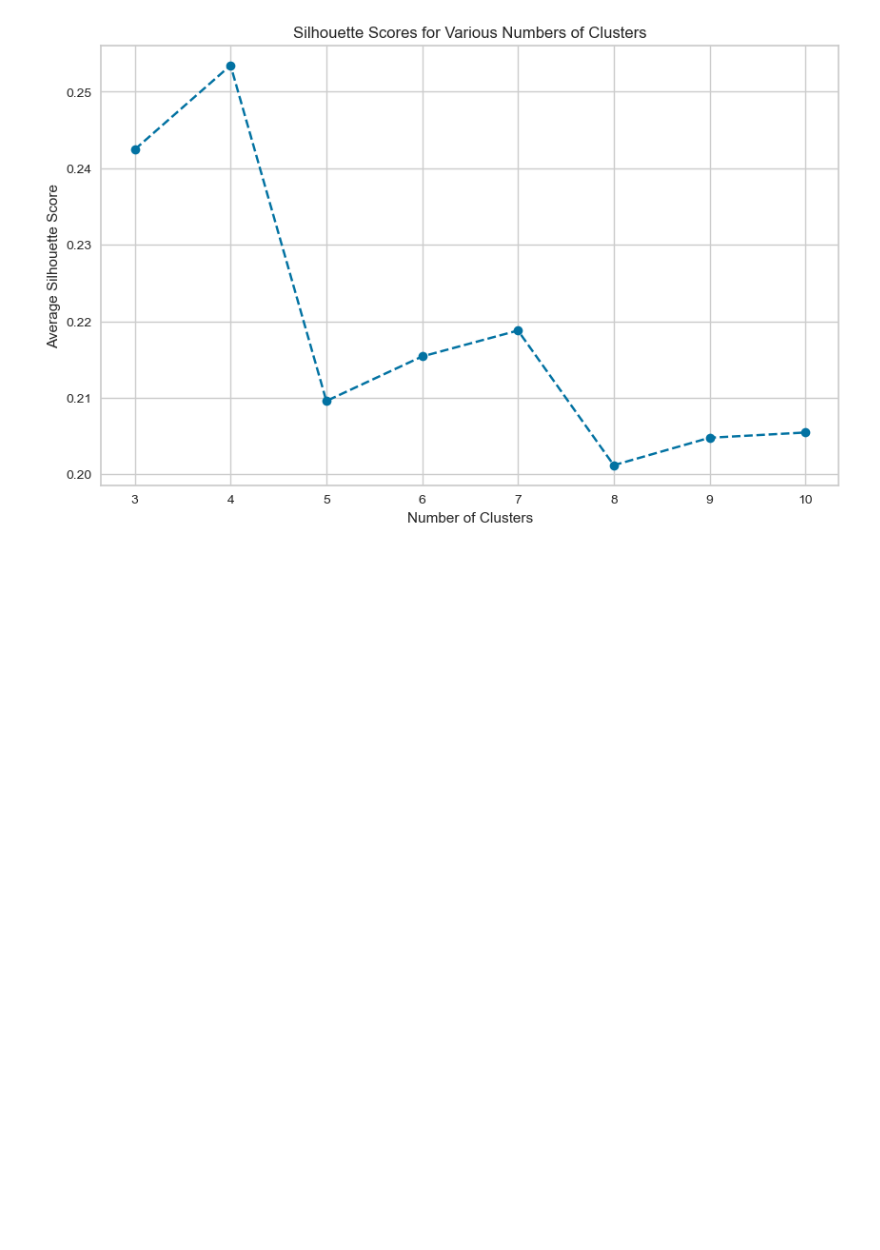
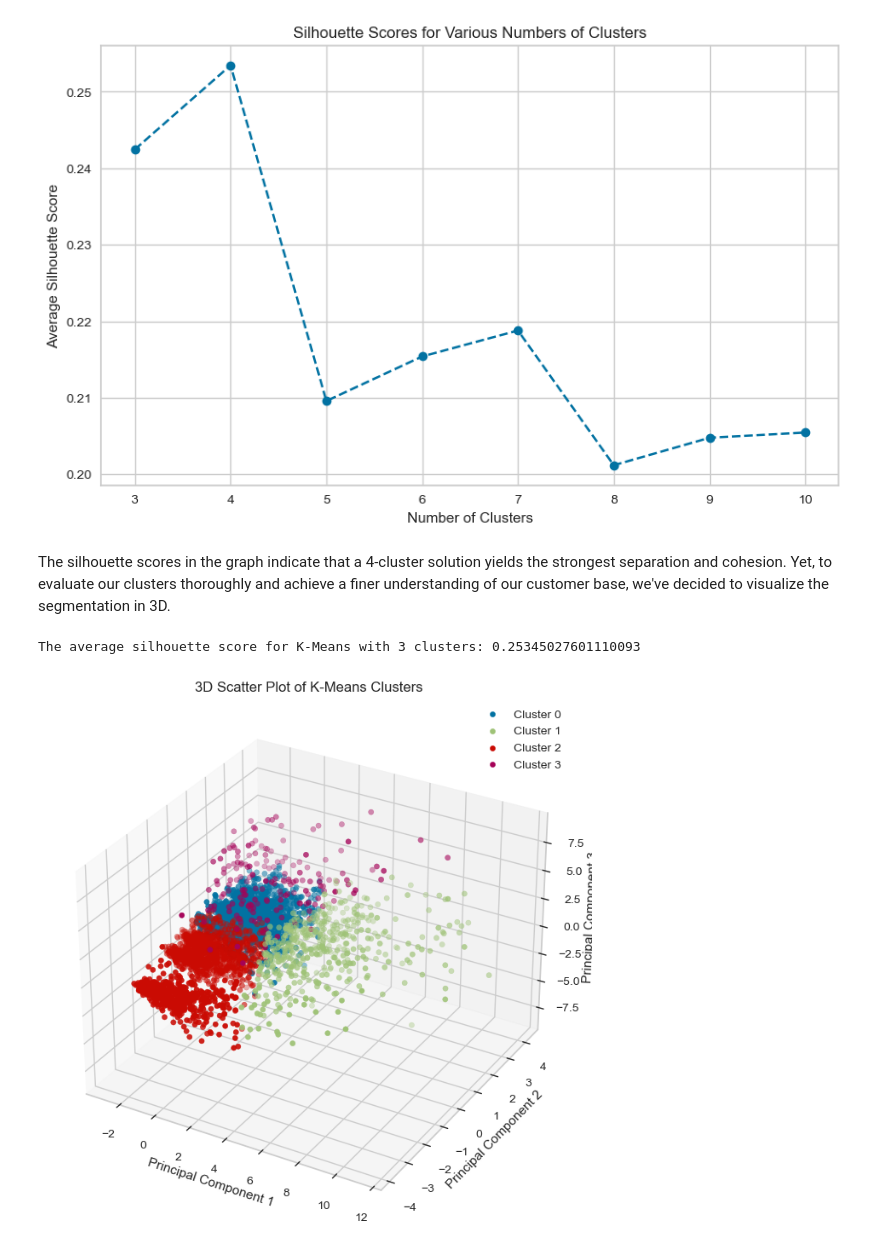
Before and after one commit to fabrizi0rigodanz0/Customer_Churn_Prediction_ML, a Jupyter notebook: notebook/notebook.ipynb, the cells around one changed output. Saved outputs shown, nothing was run; the diff lists cells and outputs as text; code cells hidden in the pictures; blank space fills up the shorter version.

```diff
--- a/notebook/notebook.ipynb
+++ b/notebook/notebook.ipynb
@@ -1192,3 +1192,39 @@ For n_clusters = 8, the average silhouette score is : 0.20118675607716557
 For n_clusters = 9, the average silhouette score is : 0.20477484265831206
 For n_clusters = 10, the average silhouette score is : 0.20546267464059254
 [figure]
+# %% [markdown]
+The silhouette scores in the graph indicate that a 4-cluster solution yields the strongest separation and cohesion. Yet, to evaluate our clusters thoroughly and achieve a finer understanding of our customer base, we've decided to visualize the segmentation in 3D.
+# %%
+# and 'Cluster' is the column with cluster labels obtained from K-Means
+kmeans = KMeans(n_clusters=4, random_state=42)
+kmeans.fit(pca_features_six.iloc[:, :6])  # Fit K-Means using only the six principal components
+pca_features_six['Cluster'] = kmeans.labels_  # Add the cluster labels to your PCA DataFrame
+
+# Calculate silhouette score
+silhouette_avg = silhouette_score(pca_features_six.iloc[:, :6], pca_features_six['Cluster'])
+print(f'The average silhouette score for K-Means with 3 clusters: {silhouette_avg}')
+
+# Now create the 3D scatter plot
+fig = plt.figure(figsize=(10, 8))
+ax = fig.add_subplot(111, projection='3d')
+
+# Plot each cluster with a different color
+for cluster in range(4):
+    # Get data points that belong to the current cluster
+    cluster_data = pca_features_six[pca_features_six['Cluster'] == cluster]
+    ax.scatter(cluster_data['PC1'], cluster_data['PC2'], cluster_data['PC3'], label=f'Cluster {cluster}')
+
+# Labeling the axes
+ax.set_xlabel('Principal Component 1')
+ax.set_ylabel('Principal Component 2')
+ax.set_zlabel('Principal Component 3')
+
+# Title and legend
+ax.set_title('3D Scatter Plot of K-Means Clusters')
+ax.legend()
+
+# Show the plot
+plt.show()
+# %% [output]
+The average silhouette score for K-Means with 3 clusters: 0.25345027601110093
+[figure, added]
```
Also changed, not shown: parts of 2 cells of this notebook.
